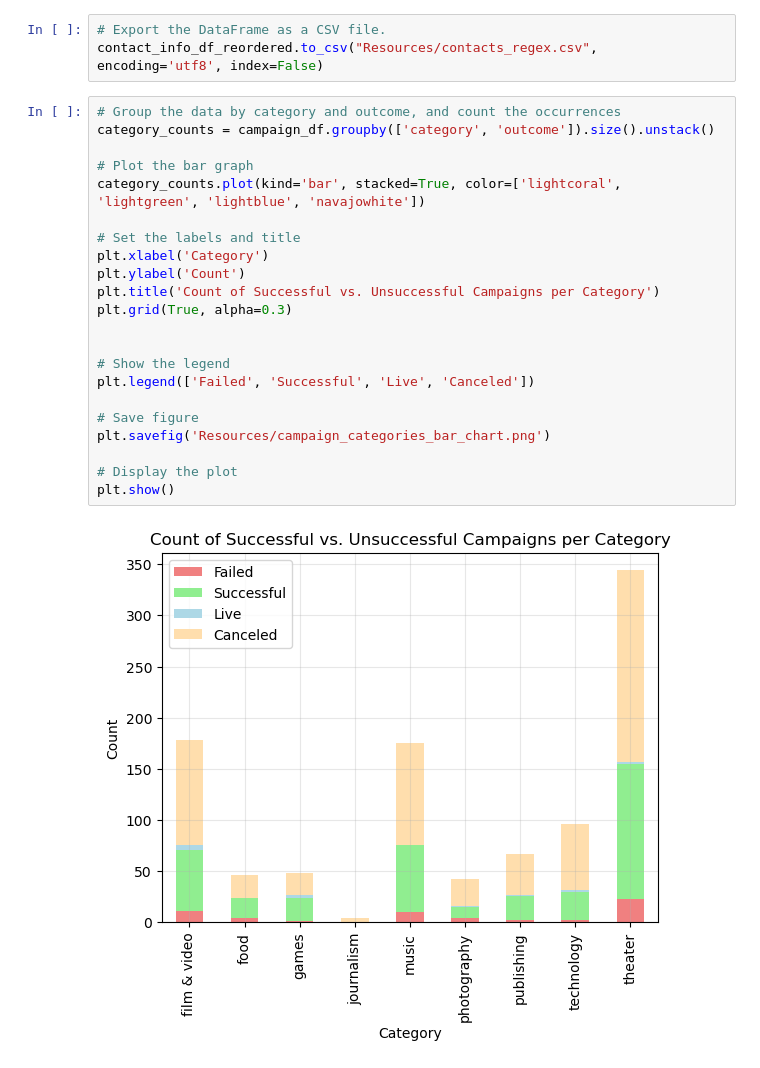
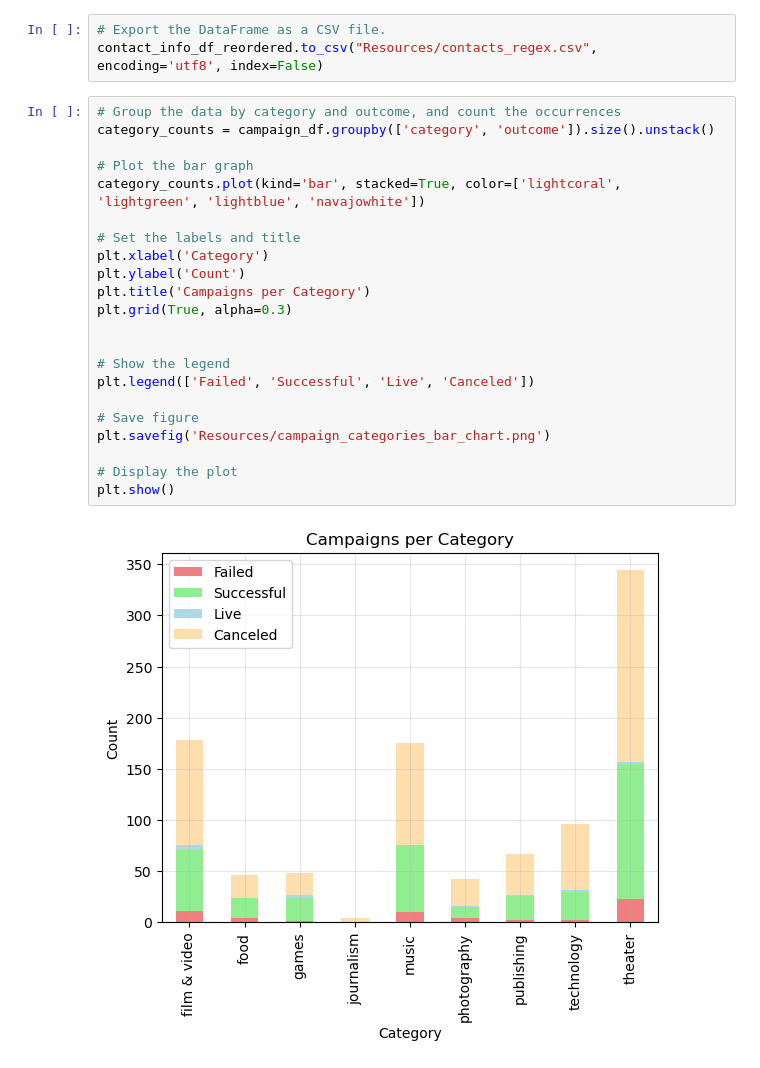
Before and after one commit to emilyclairevoyant/Crowdfunding_ETL, a Jupyter notebook: ETL_Mini_Project_EmilyS_MeenaV_Starter_Code.ipynb, the cells around one changed output. Drawn from its saved outputs; the diff is of its cells as text.

```diff
--- a/ETL_Mini_Project_EmilyS_MeenaV_Starter_Code.ipynb
+++ b/ETL_Mini_Project_EmilyS_MeenaV_Starter_Code.ipynb
@@ -602,27 +602,27 @@ contact_info_df_reordered.to_csv("Resources/contacts_regex.csv", encoding='utf8'
 # %%
 # Group the data by category and outcome, and count the occurrences
 category_counts = campaign_df.groupby(['category', 'outcome']).size().unstack()
 
 # Plot the bar graph
 category_counts.plot(kind='bar', stacked=True, color=['lightcoral', 'lightgreen', 'lightblue', 'navajowhite'])
 
 # Set the labels and title
 plt.xlabel('Category')
 plt.ylabel('Count')
-plt.title('Count of Successful vs. Unsuccessful Campaigns per Category')
+plt.title('Campaigns per Category')
 plt.grid(True, alpha=0.3)
 
 
 # Show the legend
 plt.legend(['Failed', 'Successful', 'Live', 'Canceled'])
 
 # Save figure
 plt.savefig('Resources/campaign_categories_bar_chart.png')
 
 # Display the plot
 plt.show()
 # %% [output]
-[figure, old version]
+[figure, new version]
 # %%
 # Increase the size of the plot
 plt.figure(figsize=(12, 12))
```
Also changed, not shown: parts of 4 cells of this notebook, 10 other files.
